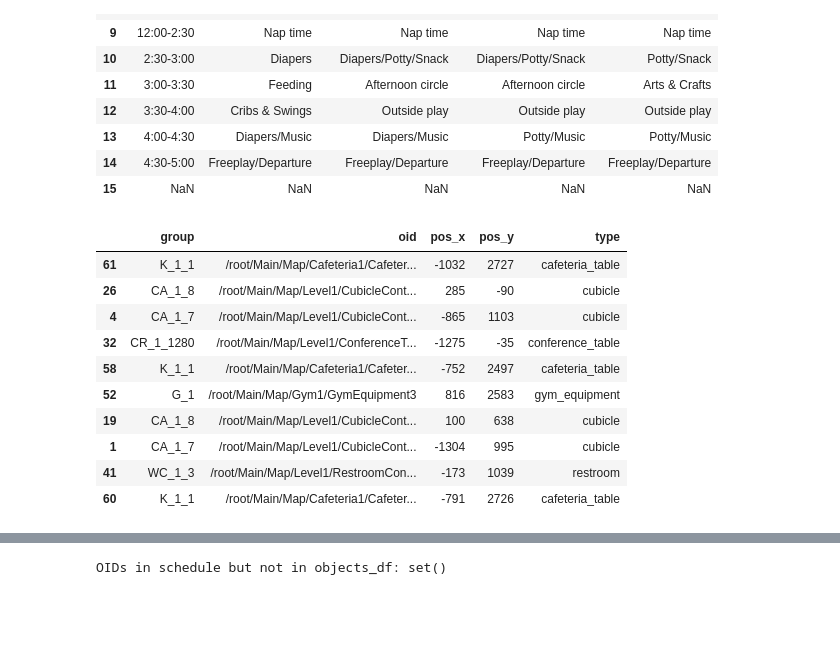
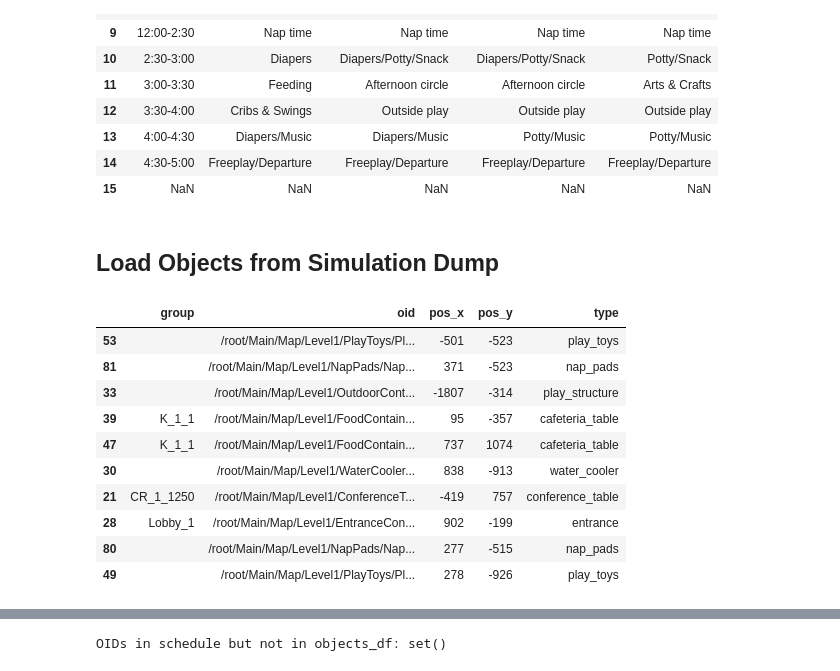
Before and after one commit to NSSAC/brave-childcare-godot, a Jupyter notebook: analysis/pop_sched_generation.ipynb, the cells around one changed output, grey strips where cells are left out. Saved outputs shown, nothing was run; the diff lists cells and outputs as text; code cells hidden in the pictures; blank space fills up the shorter version.

```diff
--- a/analysis/pop_sched_generation.ipynb
+++ b/analysis/pop_sched_generation.ipynb
@@ -109,21 +130,23 @@ sched_template
 | 13 | 4:00-4:30 | Diapers/Music | Diapers/Music | Potty/Music | Potty/Music |
 | 14 | 4:30-5:00 | Freeplay/Departure | Freeplay/Departure | Freeplay/Departure | Freeplay/Departure |
 | 15 | NaN | NaN | NaN | NaN | NaN |
+# %% [markdown]
+## Load Objects from Simulation Dump
 # %%
-objects_df = pd.read_json("outputs/childcare_objects_mar20.json", orient="records")
+objects_df = pd.read_json("outputs/childcare_objects_Apr3.json", orient="records")
 objects_df.sample(10)
 # %% [output]
 |  | group | oid | pos_x | pos_y | type |
-| 61 | K_1_1 | /root/Main/Map/Cafeteria1/Cafeter... | -1032 | 2727 | cafeteria_table |
-| 26 | CA_1_8 | /root/Main/Map/Level1/CubicleCont... | 285 | -90 | cubicle |
-| 4 | CA_1_7 | /root/Main/Map/Level1/CubicleCont... | -865 | 1103 | cubicle |
-| 32 | CR_1_1280 | /root/Main/Map/Level1/ConferenceT... | -1275 | -35 | conference_table |
-| 58 | K_1_1 | /root/Main/Map/Cafeteria1/Cafeter... | -752 | 2497 | cafeteria_table |
-| 52 | G_1 | /root/Main/Map/Gym1/GymEquipment3 | 816 | 2583 | gym_equipment |
-| 19 | CA_1_8 | /root/Main/Map/Level1/CubicleCont... | 100 | 638 | cubicle |
-| 1 | CA_1_7 | /root/Main/Map/Level1/CubicleCont... | -1304 | 995 | cubicle |
-| 41 | WC_1_3 | /root/Main/Map/Level1/RestroomCon... | -173 | 1039 | restroom |
-| 60 | K_1_1 | /root/Main/Map/Cafeteria1/Cafeter... | -791 | 2726 | cafeteria_table |
+| 53 |  | /root/Main/Map/Level1/PlayToys/Pl... | -501 | -523 | play_toys |
+| 81 |  | /root/Main/Map/Level1/NapPads/Nap... | 371 | -523 | nap_pads |
+| 33 |  | /root/Main/Map/Level1/OutdoorCont... | -1807 | -314 | play_structure |
+| 39 | K_1_1 | /root/Main/Map/Level1/FoodContain... | 95 | -357 | cafeteria_table |
+| 47 | K_1_1 | /root/Main/Map/Level1/FoodContain... | 737 | 1074 | cafeteria_table |
+| 30 |  | /root/Main/Map/Level1/WaterCooler... | 838 | -913 | water_cooler |
+| 21 | CR_1_1250 | /root/Main/Map/Level1/ConferenceT... | -419 | 757 | conference_table |
+| 28 | Lobby_1 | /root/Main/Map/Level1/EntranceCon... | 902 | -199 | entrance |
+| 80 |  | /root/Main/Map/Level1/NapPads/Nap... | 277 | -515 | nap_pads |
+| 49 |  | /root/Main/Map/Level1/PlayToys/Pl... | 278 | -926 | play_toys |
 # %%
 # Build role -> activity -> [oid options] from the schedule template
 sched_template_clean = sched_template.copy()
```
Also changed, not shown: parts of 23 cells of this notebook, 16 other files.
